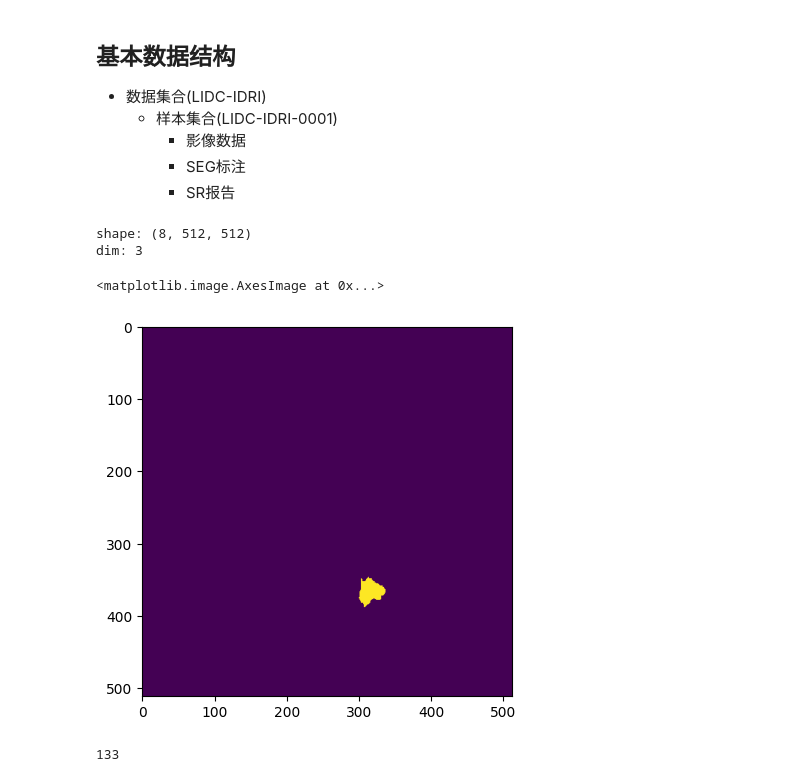
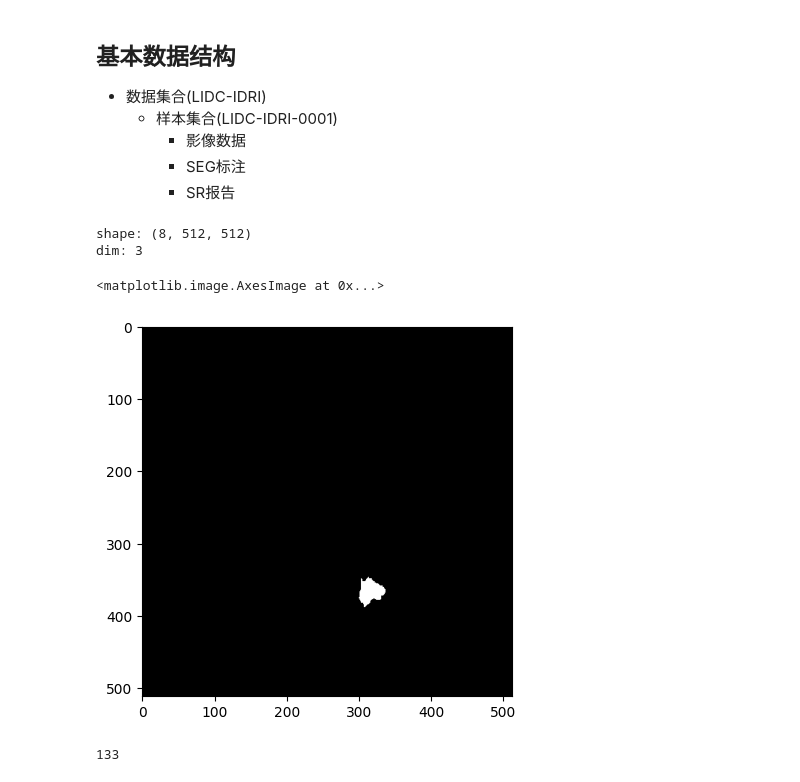
Before and after one commit to wjixiang/MedCross, a Jupyter notebook: apps/radiomics/learn.ipynb, the cells around one changed output. Saved outputs shown, nothing was run; the diff lists cells and outputs as text; code cells hidden in the pictures.

```diff
--- a/apps/radiomics/learn.ipynb
+++ b/apps/radiomics/learn.ipynb
@@ -13,17 +13,17 @@ dataset_dir_path = '/mnt/disk2/dataset/radiomics'
 # %%
 example_dcm_file_path = '/mnt/disk2/dataset/radiomics/LIDC-IDRI/LIDC-IDRI-0001/1.2.276.0.7230010.3.1.3.0.89314.1553284067.990548/1-1.dcm'
 ds = pydicom.dcmread(example_dcm_file_path)
 image = ds.pixel_array
 
 print("shape:", image.shape)
 print("dim:", image.ndim)
 
-plt.imshow(image[4])
+plt.imshow(image[4], cmap='grey')
 # %% [output]
 shape: (8, 512, 512)
 dim: 3
 <matplotlib.image.AxesImage at 0x...>
-[figure, old version]
+[figure, new version]
 # %%
 from lib.utils import read_sample
 sample_dir_path = '/mnt/disk2/dataset/radiomics/LIDC-IDRI/LIDC-IDRI-0001'
```
Also changed, not shown: 7 other files.
